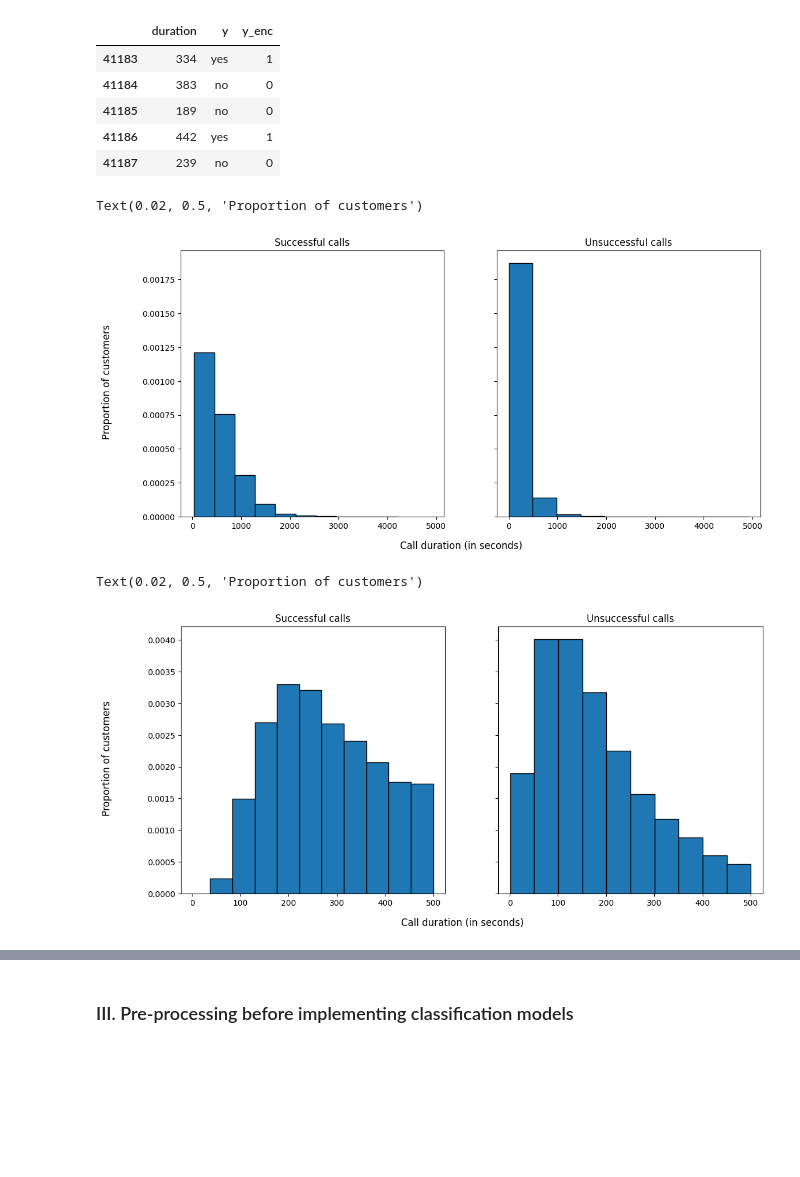
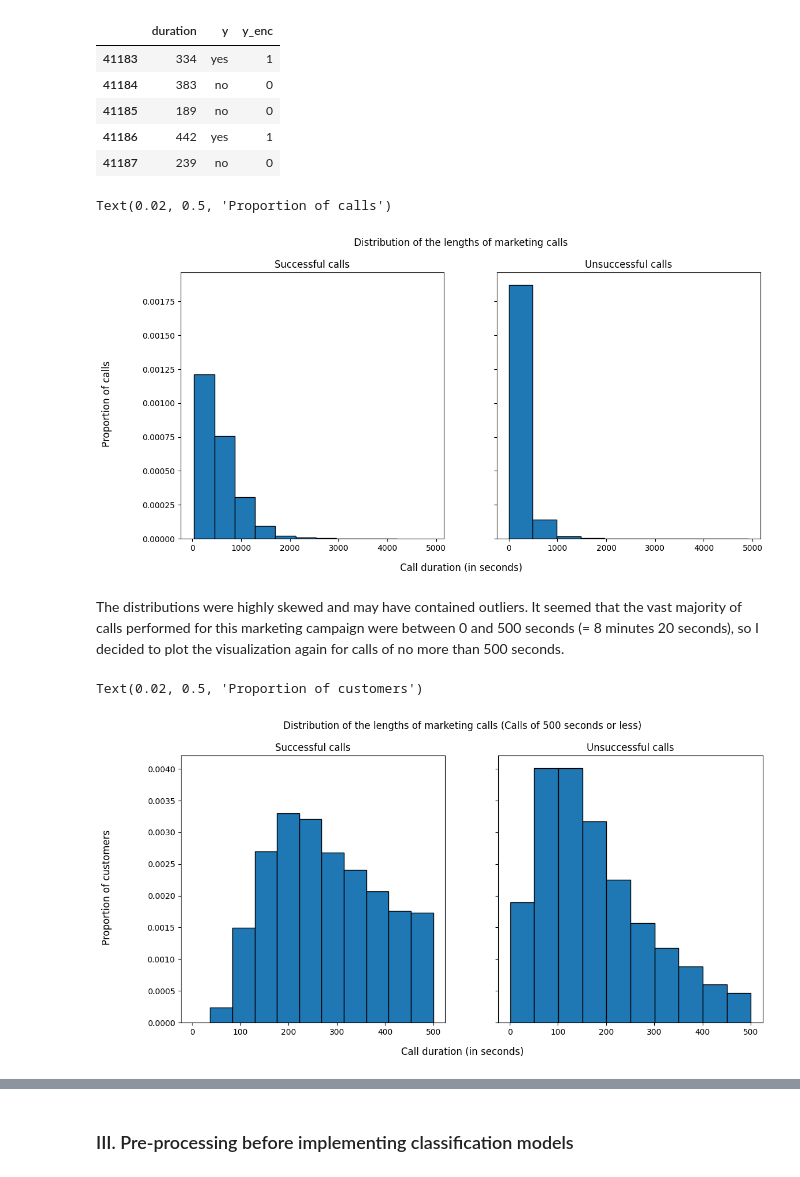
Before and after one commit to thaianle/bank-marketing, a Jupyter notebook: bank-marketing.ipynb, the cells around one changed output, grey strips where cells are left out. Cells and saved outputs as stored; diff of their text form; code cells hidden in the pictures; blank space fills up the shorter version.

```diff
--- a/bank-marketing.ipynb
+++ b/bank-marketing.ipynb
@@ -779,16 +779,19 @@ duration_no = duration_y[np.logical_and(duration_y['y'] == 'no', duration_y['dur
 # %%
 fig, ax = plt.subplots(nrows = 1, ncols = 2, figsize = (13, 6), sharex = True, sharey = True)
 ax[0].hist(duration_yes['duration'], edgecolor = 'black', density = True)
 ax[0].set_title('Successful calls')
 
 ax[1].hist(duration_no['duration'], edgecolor = 'black', density = True)
 ax[1].set_title('Unsuccessful calls')
 
+fig.suptitle('Distribution of the lengths of marketing calls')
 fig.supxlabel('Call duration (in seconds)')
-fig.supylabel('Proportion of customers')
+fig.supylabel('Proportion of calls')
 # %% [output]
-Text(0.02, 0.5, 'Proportion of customers')
+Text(0.02, 0.5, 'Proportion of calls')
-[figure, old version]
+[figure, new version]
+# %% [markdown]
+The distributions were highly skewed and may have contained outliers. It seemed that the vast majority of calls performed for this marketing campaign were between 0 and 500 seconds (= 8 minutes 20 seconds), so I decided to plot the visualization again for calls of no more than 500 seconds.
 # %%
 # What if we only limit to calls of up to 500 seconds?
 fig, ax = plt.subplots(nrows = 1, ncols = 2, figsize = (13, 6), sharex = True, sharey = True)
@@ -798,8 +801,9 @@ ax[0].set_title('Successful calls')
 ax[1].hist(duration_no[duration_no['duration'] <= 500]['duration'], edgecolor = 'black', density = True, bins = 10)
 ax[1].set_title('Unsuccessful calls')
 
+fig.suptitle('Distribution of the lengths of marketing calls (Calls of 500 seconds or less)')
 fig.supxlabel('Call duration (in seconds)')
 fig.supylabel('Proportion of customers')
 # %% [output]
 Text(0.02, 0.5, 'Proportion of customers')
-[figure, old version]
+[figure, new version]
```
Also changed, not shown: parts of 18 cells of this notebook, 3 other files.
